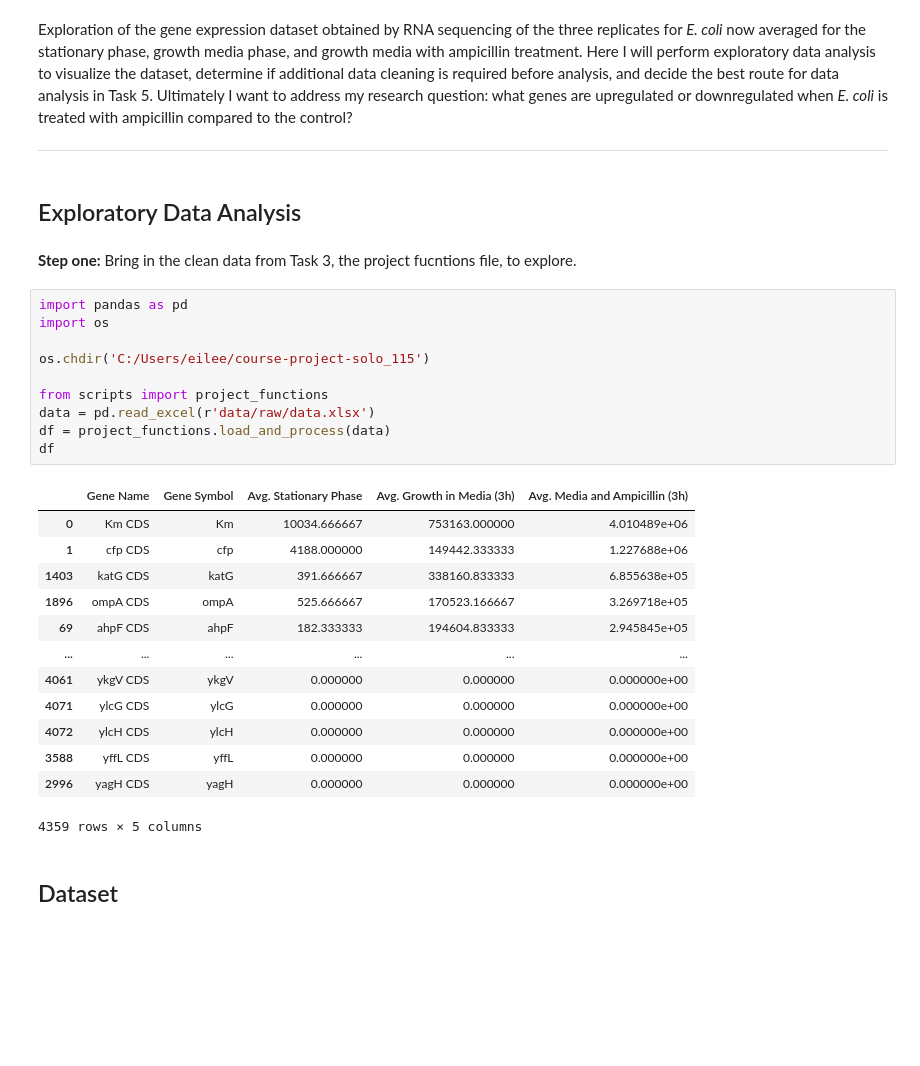
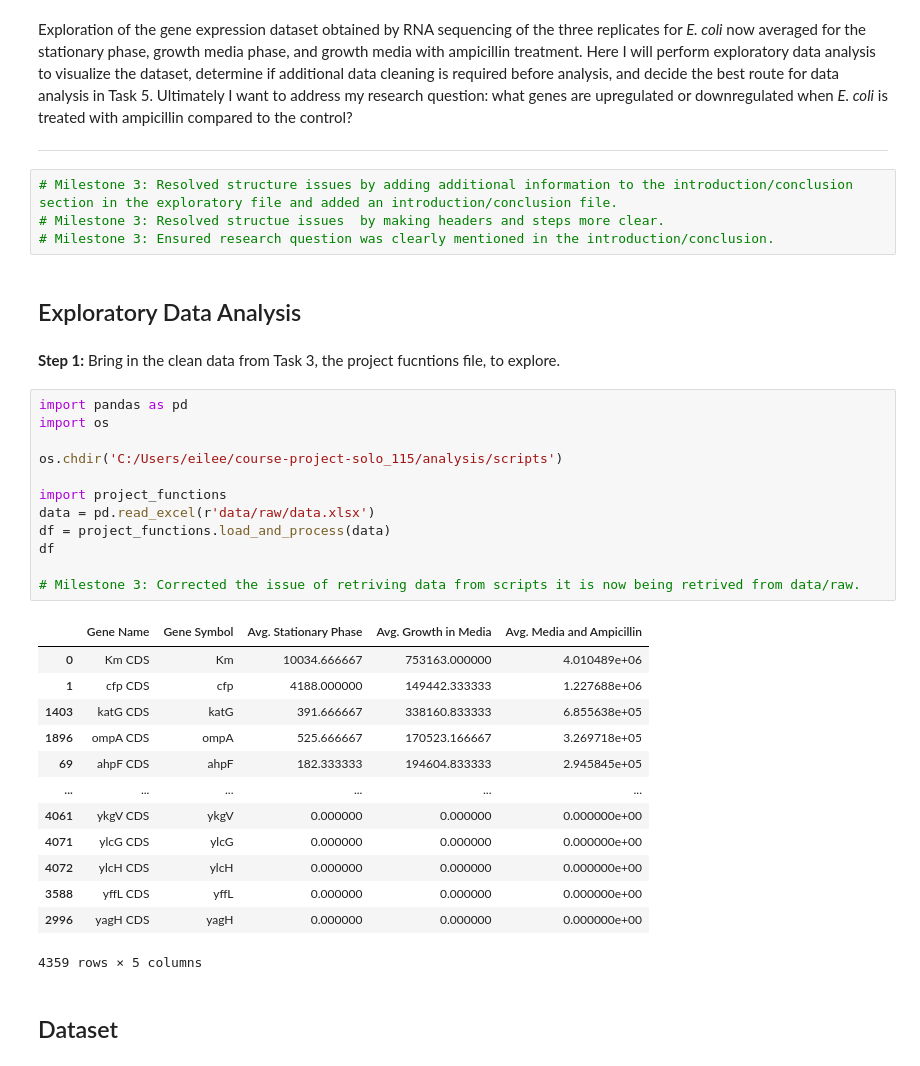
Before and after one commit to data301-2020-winter2/course-project-solo_115, a Jupyter notebook: analysis/Task4/Task_4_EDA.ipynb, the cells around one changed output. Cells and saved outputs as stored; diff of their text form; blank space fills up the shorter version.

Commit message:
Adding structure to reports

```diff
--- a/analysis/Task4/Task_4_EDA.ipynb
+++ b/analysis/Task4/Task_4_EDA.ipynb
@@ -3,22 +3,28 @@
 # %% [markdown]
 Exploration of the gene expression dataset obtained by RNA sequencing of the three replicates for *E. coli* now averaged for the stationary phase, growth media phase, and growth media with ampicillin treatment. Here I will perform exploratory data analysis to visualize the dataset, determine if additional data cleaning is required before analysis, and decide the best route for data analysis in Task 5. Ultimately I want to address my research question: what genes are upregulated or downregulated when *E. coli* is treated with ampicillin compared to the control?
 ***
+# %%
+# Milestone 3: Resolved structure issues by adding additional information to the introduction/conclusion section in the exploratory file and added an introduction/conclusion file.
+# Milestone 3: Resolved structue issues  by making headers and steps more clear.
+# Milestone 3: Ensured research question was clearly mentioned in the introduction/conclusion.
 # %% [markdown]
 ## Exploratory Data Analysis
 # %% [markdown]
-**Step one:** Bring in the clean data from Task 3, the project fucntions file, to explore.
+**Step 1:** Bring in the clean data from Task 3, the project fucntions file, to explore.
 # %%
 import pandas as pd
 import os
 
-os.chdir('C:/Users/eilee/course-project-solo_115')
+os.chdir('C:/Users/eilee/course-project-solo_115/analysis/scripts')
 
-from scripts import project_functions
+import project_functions
 data = pd.read_excel(r'data/raw/data.xlsx')
 df = project_functions.load_and_process(data)
 df
+
+# Milestone 3: Corrected the issue of retriving data from scripts it is now being retrived from data/raw.
 # %% [output]
-|  | Gene Name | Gene Symbol | Avg. Stationary Phase | Avg. Growth in Media (3h) | Avg. Media and Ampicillin (3h) |
+|  | Gene Name | Gene Symbol | Avg. Stationary Phase | Avg. Growth in Media | Avg. Media and Ampicillin |
 | 0 | Km CDS | Km | 10034.666667 | 753163.000000 | 4.010489e+06 |
 | 1 | cfp CDS | cfp | 4188.000000 | 149442.333333 | 1.227688e+06 |
 | 1403 | katG CDS | katG | 391.666667 | 338160.833333 | 6.855638e+05 |
```
Also changed, not shown: parts of 6 cells of this notebook, 2 other files.
